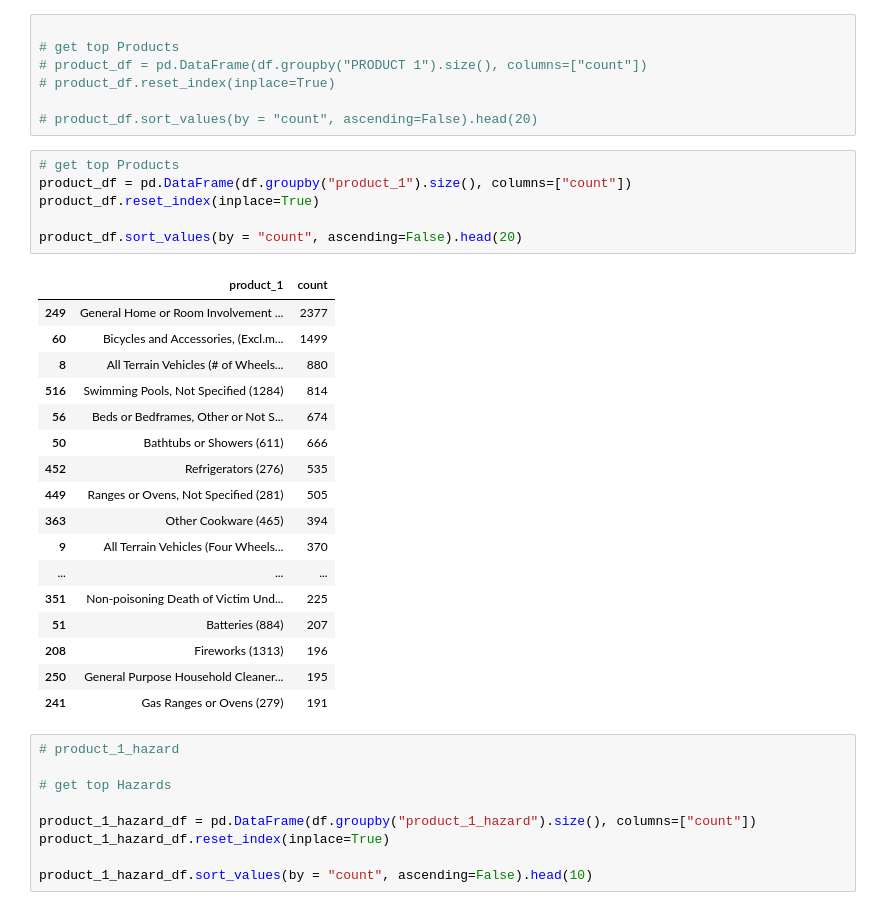
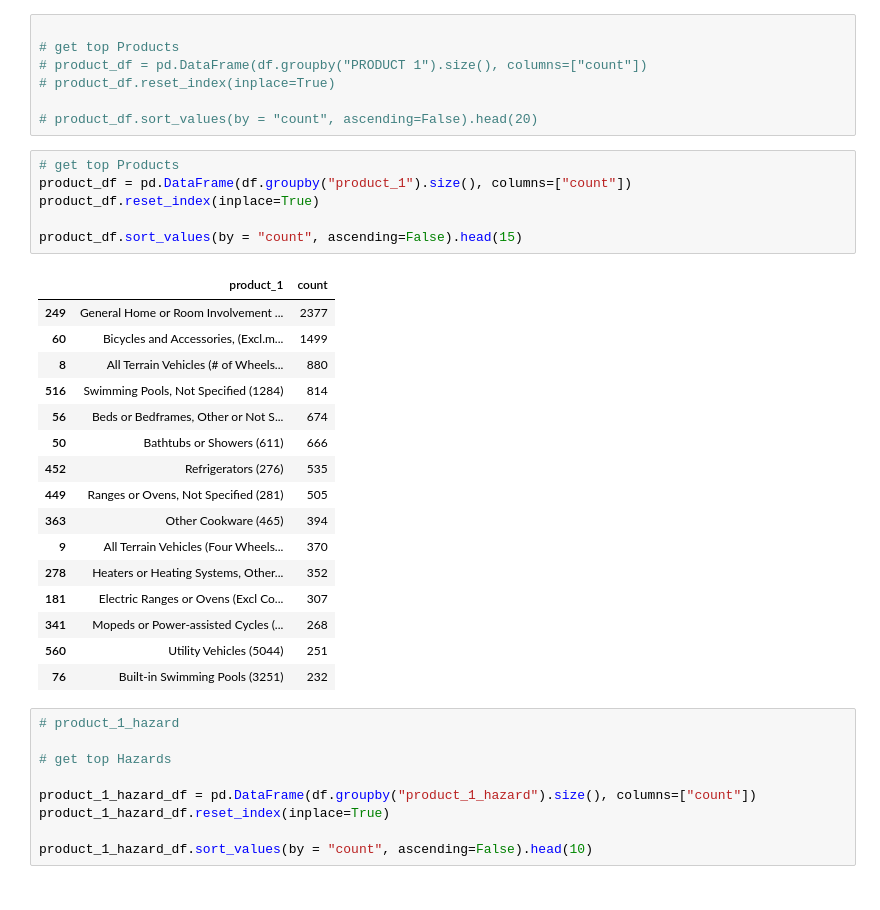
Before and after one commit to MeetPatel2001/CPSC-Applied-ML-, a Jupyter notebook: CPSC.ipynb, the cells around one changed output. Saved outputs shown, nothing was run; the diff lists cells and outputs as text.

Commit message:
thermal fire products- top 15

```diff
--- a/CPSC.ipynb
+++ b/CPSC.ipynb
@@ -114,27 +114,26 @@ state_df.sort_values(by = "count", ascending=False).head(5)
 # %%
 # get top Products
 product_df = pd.DataFrame(df.groupby("product_1").size(), columns=["count"])
 product_df.reset_index(inplace=True)
 
-product_df.sort_values(by = "count", ascending=False).head(20)
+product_df.sort_values(by = "count", ascending=False).head(15)
 # %% [output]
 |  | product_1 | count |
 | 249 | General Home or Room Involvement ... | 2377 |
 | 60 | Bicycles and Accessories, (Excl.m... | 1499 |
 | 8 | All Terrain Vehicles (# of Wheels... | 880 |
 | 516 | Swimming Pools, Not Specified (1284) | 814 |
 | 56 | Beds or Bedframes, Other or Not S... | 674 |
 | 50 | Bathtubs or Showers (611) | 666 |
 | 452 | Refrigerators (276) | 535 |
 | 449 | Ranges or Ovens, Not Specified (281) | 505 |
 | 363 | Other Cookware (465) | 394 |
 | 9 | All Terrain Vehicles (Four Wheels... | 370 |
-| ... | ... | ... |
-| 351 | Non-poisoning Death of Victim Und... | 225 |
-| 51 | Batteries (884) | 207 |
-| 208 | Fireworks (1313) | 196 |
-| 250 | General Purpose Household Cleaner... | 195 |
-| 241 | Gas Ranges or Ovens (279) | 191 |
+| 278 | Heaters or Heating Systems, Other... | 352 |
+| 181 | Electric Ranges or Ovens (Excl Co... | 307 |
+| 341 | Mopeds or Power-assisted Cycles (... | 268 |
+| 560 | Utility Vehicles (5044) | 251 |
+| 76 | Built-in Swimming Pools (3251) | 232 |
 # %%
 # product_1_hazard
 
```
Also changed, not shown: parts of 5 cells of this notebook.
